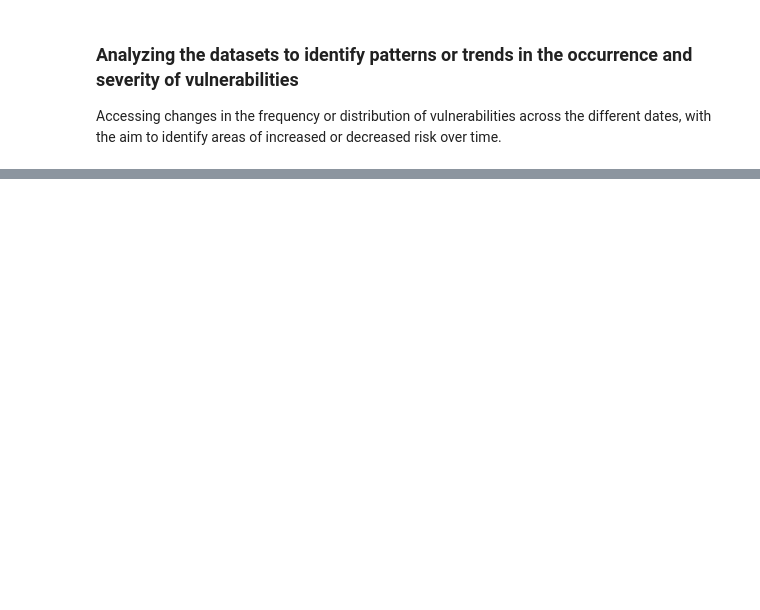
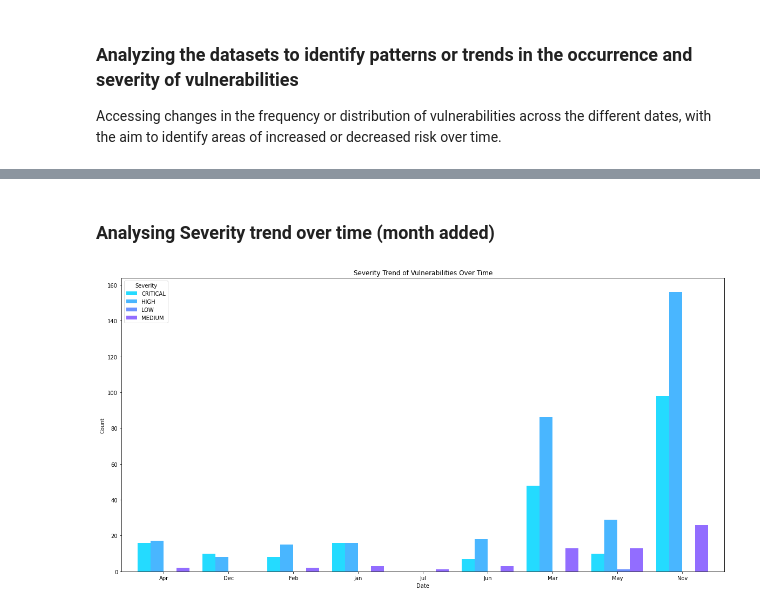
Before and after one commit to Pheelog/CybersecurityRiskAnalysis, a Jupyter notebook: Notebook/Philip Cyber Security data analytics.ipynb, the cells around one changed output, grey strips where cells are left out. Saved outputs shown, nothing was run; the diff lists cells and outputs as text; code cells hidden in the pictures; blank space fills up the shorter version.

```diff
--- a/Notebook/Philip Cyber Security data analytics.ipynb
+++ b/Notebook/Philip Cyber Security data analytics.ipynb
@@ -423,0 +578,26 @@ plt.show()
+# %% [markdown]
+### Analysing Severity trend over time (month added)
+# %%
+# Group vulnerabilities by date_added and severity level, and count the occurrences
+severity_counts = df_cleaned.groupby(['date_added_month', 'severity']).size().unstack()
+
+# Sort the DataFrame within each month in ascending order of severity count
+severity_counts = severity_counts.apply(lambda x: x.sort_values(ascending=True), axis=1)
+
+# Set the cool color palette
+sns.set_palette("cool")
+
+# Set the figure size
+fig, ax = plt.subplots(figsize=(20, 10))
+
+# Plot the severity trend over time using a grouped bar chart
+severity_counts.plot(kind='bar', width=0.8, ax=ax)
+
+plt.title('Severity Trend of Vulnerabilities Over Time')
+plt.xlabel('Date')
+plt.ylabel('Count')
+plt.legend(title='Severity')
+plt.xticks(rotation=0)
+plt.show()
+# %% [output]
+[figure, added]
```
Also changed, not shown: parts of 24 cells of this notebook.
